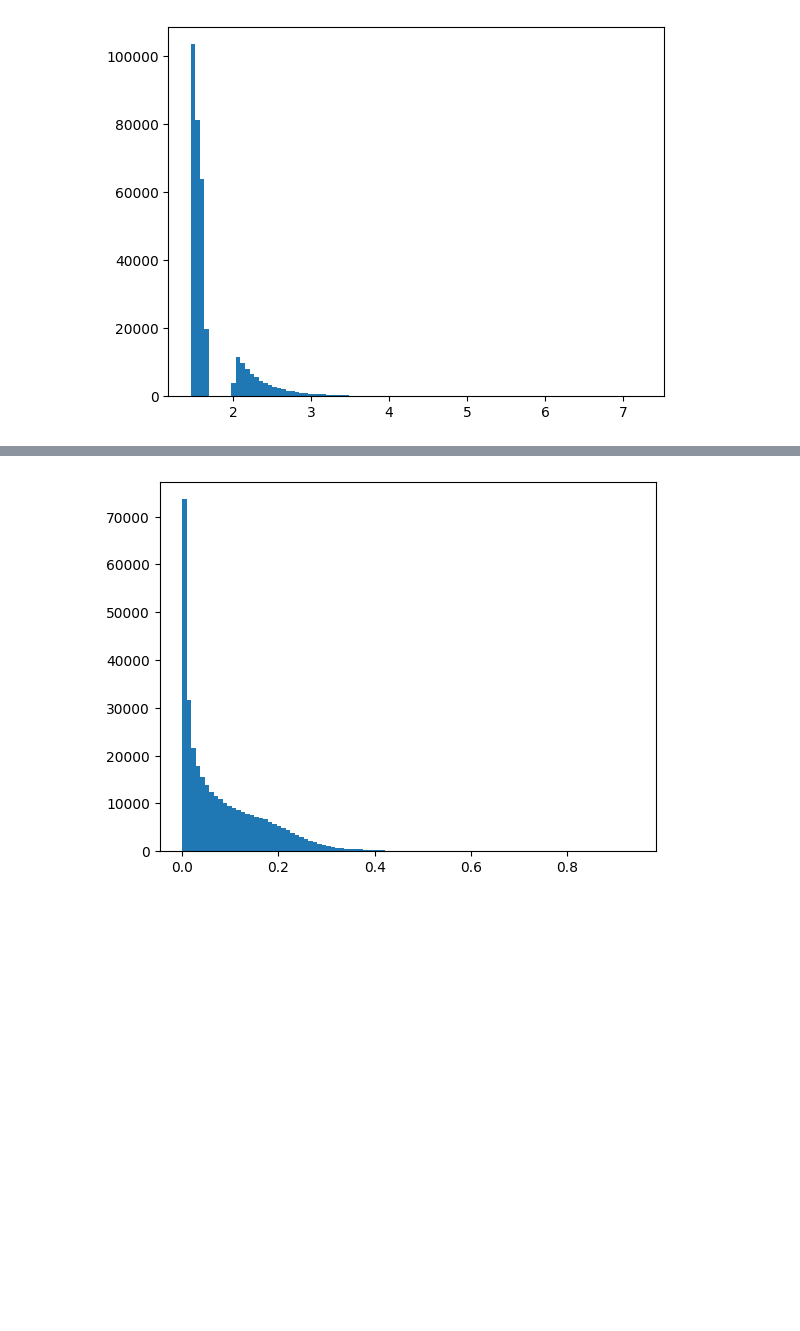
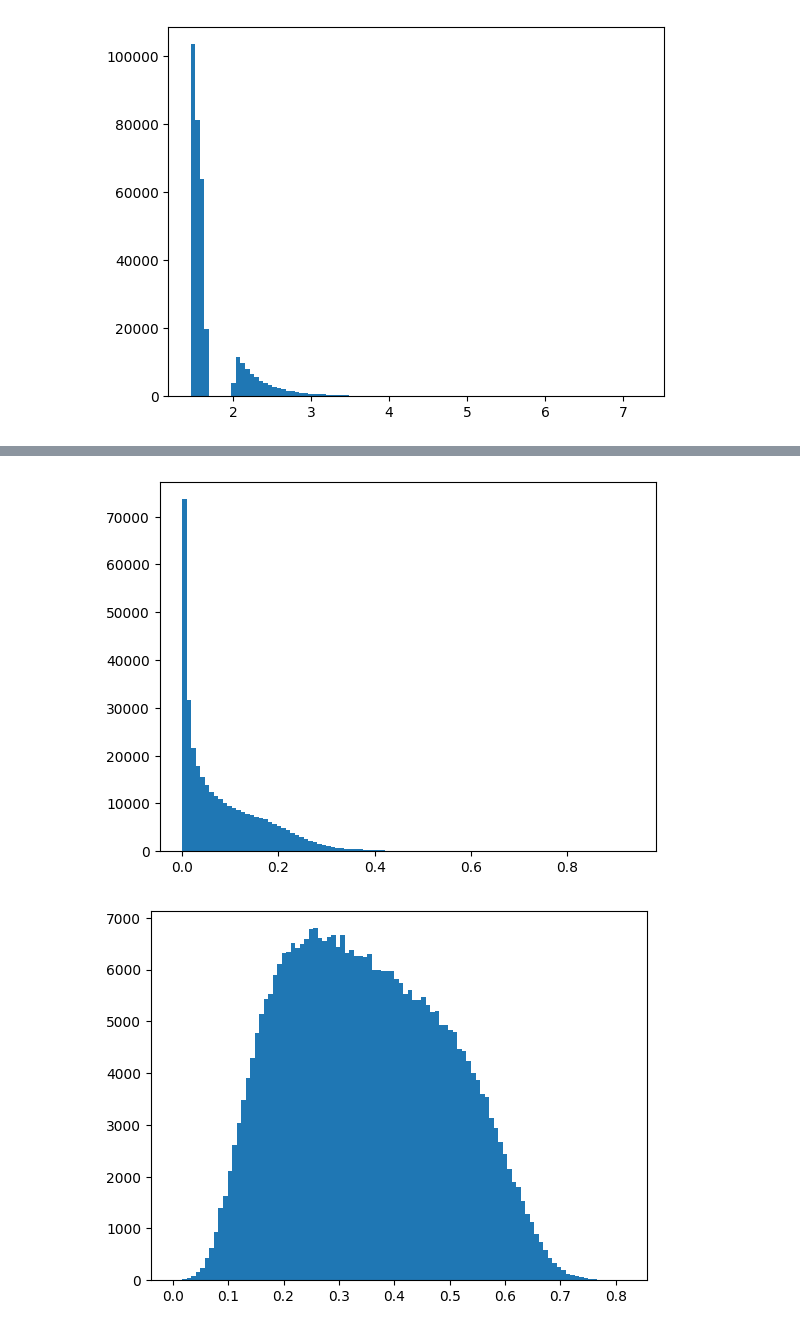
Before and after one commit to ewencedr/particle_fm, a Jupyter notebook: notebooks/40_generative_challenge.ipynb, the cells around one changed output, grey strips where cells are left out. Saved outputs shown, nothing was run; the diff lists cells and outputs as text; code cells hidden in the pictures; blank space fills up the shorter version.

```diff
--- a/notebooks/40_generative_challenge.ipynb
+++ b/notebooks/40_generative_challenge.ipynb
@@ -24,9 +27,10 @@ plt.show()
 # %% [output]
 [figure]
 # %%
-for i in range(1,3):
+for i in range(1,5):
     plt.hist(data[:,i], bins=100)
     plt.show()
 # %% [output]
 [figure]
 [figure]
+[figure, added]
```
Also changed, not shown: parts of 9 cells of this notebook, 6 other files.
